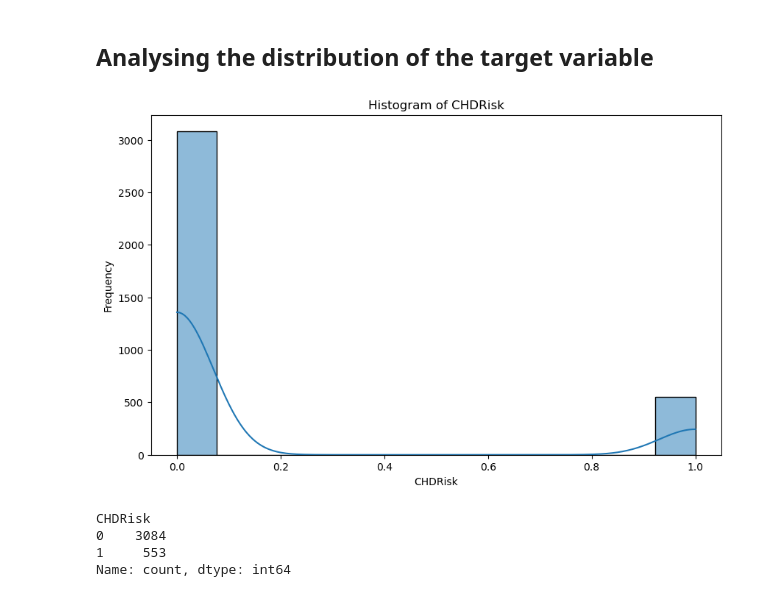
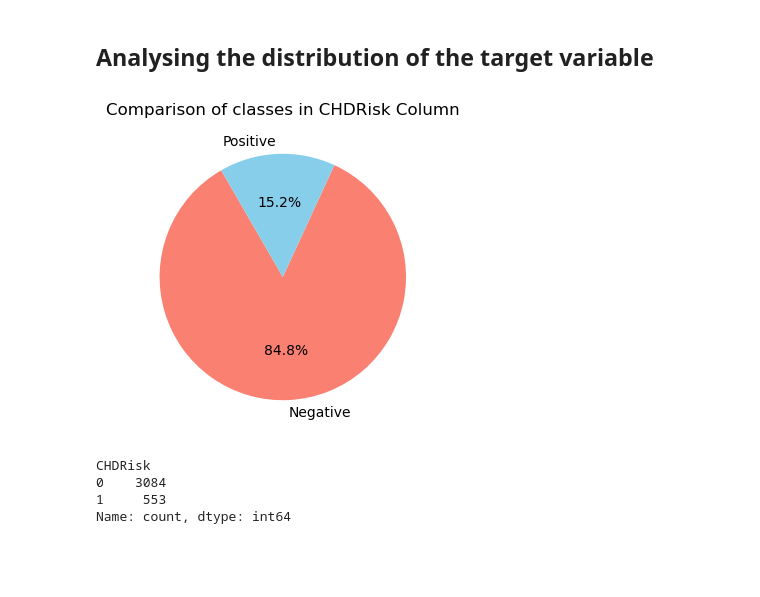
Before and after one commit to TyliOnel/Project_4-Group_5-Heart_Health, a Jupyter notebook: Data_cleaning.ipynb, the cells around one changed output. Cells and saved outputs as stored; diff of their text form; code cells hidden in the pictures; blank space fills up the shorter version.

```diff
--- a/Data_cleaning.ipynb
+++ b/Data_cleaning.ipynb
@@ -99,12 +105,14 @@ df_cleaned.to_csv('Resources/cleaned_data.csv', index=False)
 # Exploring the target variable
 # %% [markdown]
 ## Analysing the distribution of the target variable
-# %%
-plt.figure(figsize=(10, 6))
-sns.histplot(df_cleaned['CHDRisk'], kde=True)
-plt.xlabel('CHDRisk')
-plt.ylabel('Frequency')
-plt.title('Histogram of CHDRisk')
-plt.show()
-# %% [output]
-[figure, removed]
+# %%
+# Exploring the proportion of classes within the target variable
+classes=df_cleaned['CHDRisk'].value_counts()
+plt.figure(figsize=(4,4))
+plt.pie(classes,labels=['Negative','Positive'],colors=['salmon','skyblue'],
+        startangle=120,autopct='%1.1f%%')
+plt.title('Comparison of classes in CHDRisk Column')
+fig1 = plt.gcf()
+plt.show()
+# %% [output]
+[figure, added]
```
Also changed, not shown: parts of 15 cells of this notebook, 6 other files.
